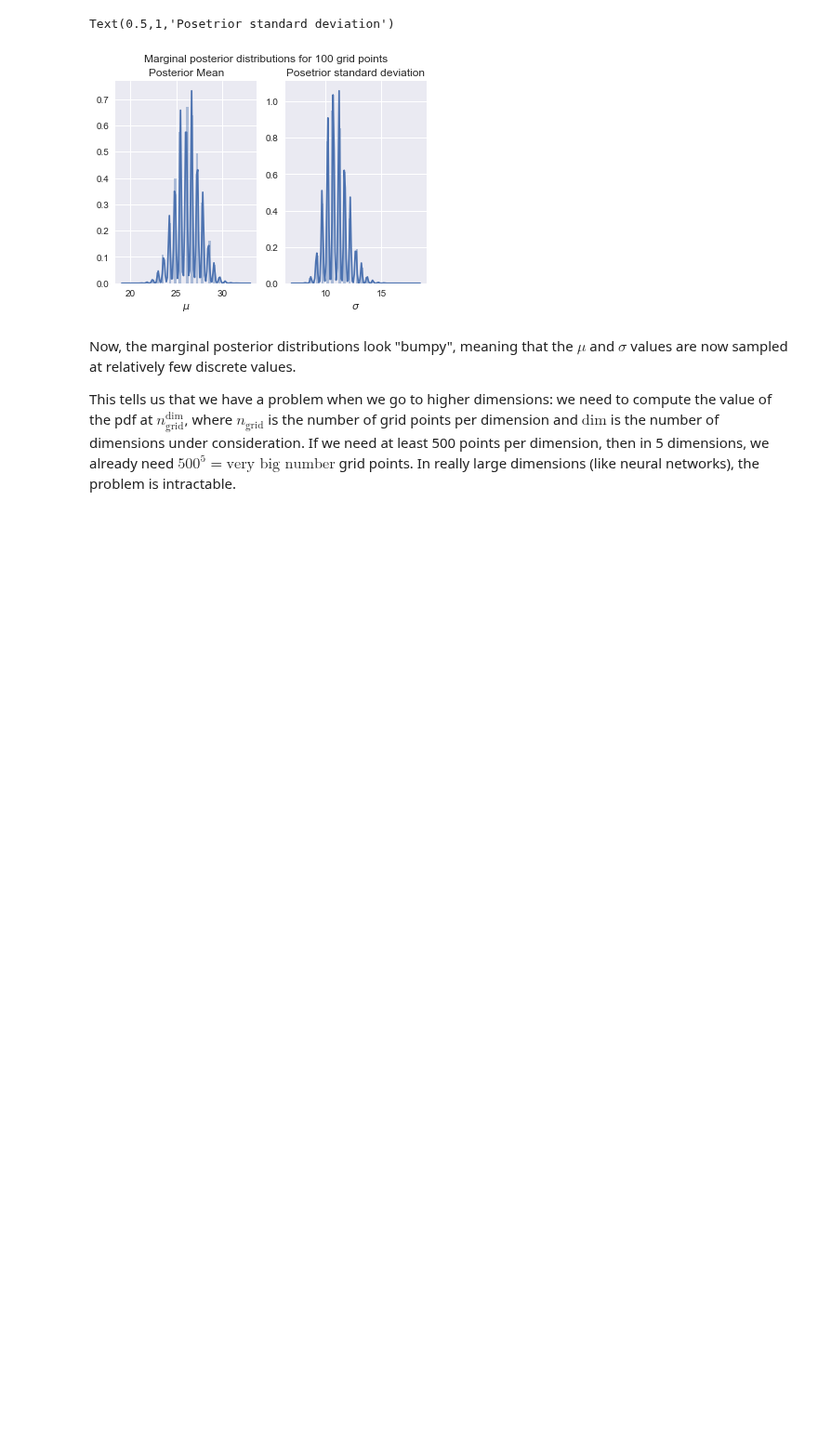
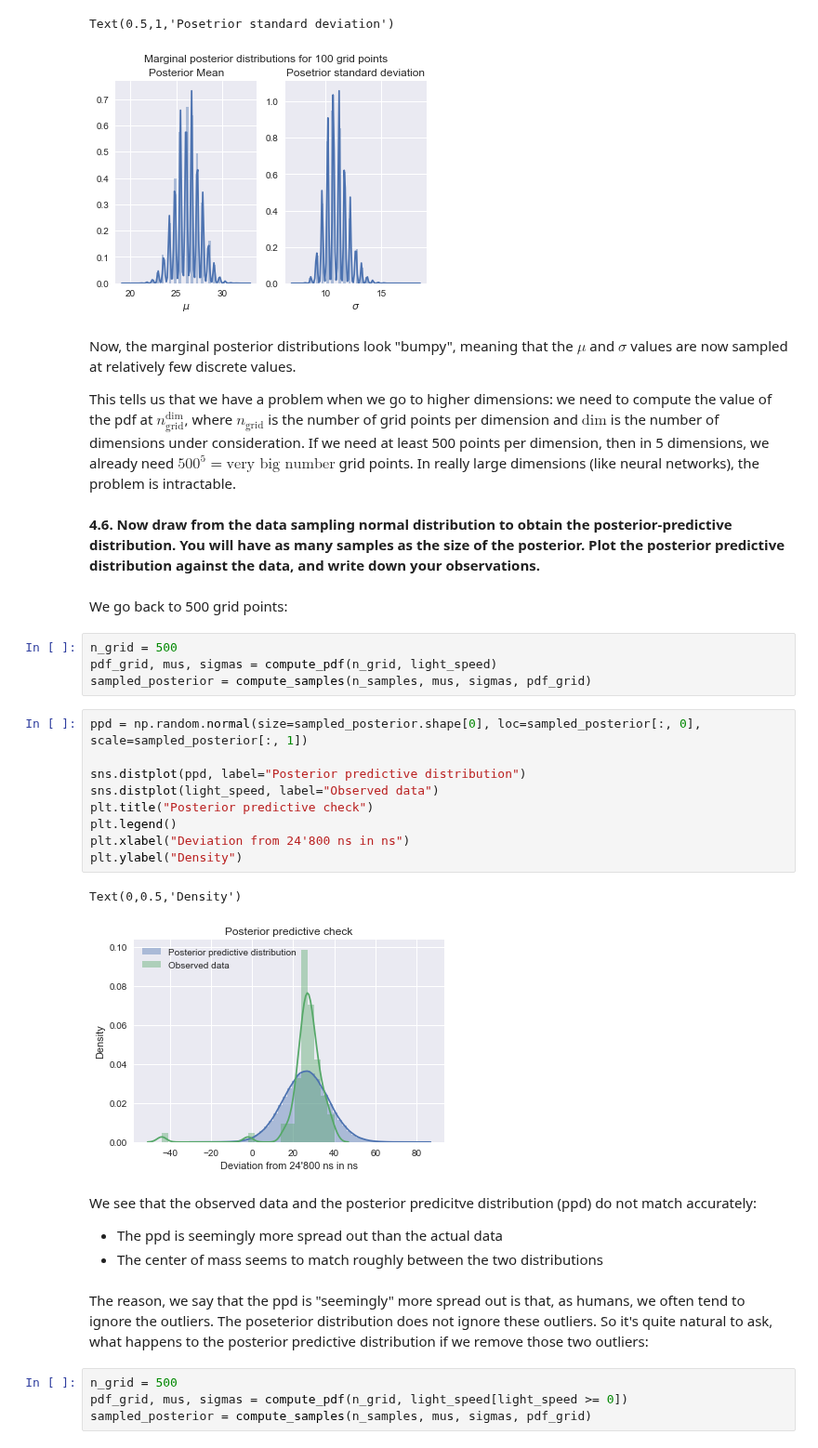
Before and after one commit to NOllAl/AM207HW, a Jupyter notebook: hw4/AM207_HW4.ipynb, the cells around one changed output. Shown at 93% size. Saved outputs shown, nothing was run; the diff lists cells and outputs as text; blank space fills up the shorter version.

```diff
--- a/hw4/AM207_HW4.ipynb
+++ b/hw4/AM207_HW4.ipynb
@@ -532,3 +532,34 @@ Text(0.5,1,'Posetrior standard deviation')
 Now, the marginal posterior distributions look "bumpy", meaning that the $\mu$ and $\sigma$ values are now sampled at relatively few discrete values.
 
 This tells us that we have a problem when we go to higher dimensions: we need to compute the value of the pdf at $n_{\text{grid}}^{\text{dim}}$, where $n_{\text{grid}}$ is the number of grid points per dimension and $\text{dim}$ is the number of dimensions under consideration. If we need at least 500 points per dimension, then in 5 dimensions, we already need $500^5 = \text{very big number}$ grid points. In really large dimensions (like neural networks), the problem is intractable.
+# %% [markdown]
+**4.6. Now draw from the data sampling normal distribution to obtain the posterior-predictive distribution. You will have as many samples as the size of the posterior. Plot the posterior predictive distribution against the data, and write down your observations.**
+# %% [markdown]
+We go back to 500 grid points:
+# %%
+n_grid = 500
+pdf_grid, mus, sigmas = compute_pdf(n_grid, light_speed)
+sampled_posterior = compute_samples(n_samples, mus, sigmas, pdf_grid)
+# %%
+ppd = np.random.normal(size=sampled_posterior.shape[0], loc=sampled_posterior[:, 0], scale=sampled_posterior[:, 1])
+
+sns.distplot(ppd, label="Posterior predictive distribution")
+sns.distplot(light_speed, label="Observed data")
+plt.title("Posterior predictive check")
+plt.legend()
+plt.xlabel("Deviation from 24'800 ns in ns")
+plt.ylabel("Density")
+# %% [output]
+Text(0,0.5,'Density')
+[figure, added]
+# %% [markdown]
+We see that the observed data and the posterior predicitve distribution (ppd) do not match accurately:
+
++ The ppd is seemingly more spread out than the actual data
++ The center of mass seems to match roughly between the two distributions
+# %% [markdown]
+The reason, we say that the ppd is "seemingly" more spread out is that, as humans, we often tend to ignore the outliers. The poseterior distribution does not ignore these outliers. So it's quite natural to ask, what happens to the posterior predictive distribution if we remove those two outliers:
+# %%
+n_grid = 500
+pdf_grid, mus, sigmas = compute_pdf(n_grid, light_speed[light_speed >= 0])
+sampled_posterior = compute_samples(n_samples, mus, sigmas, pdf_grid)
```
Also changed, not shown: parts of 3 cells of this notebook.
